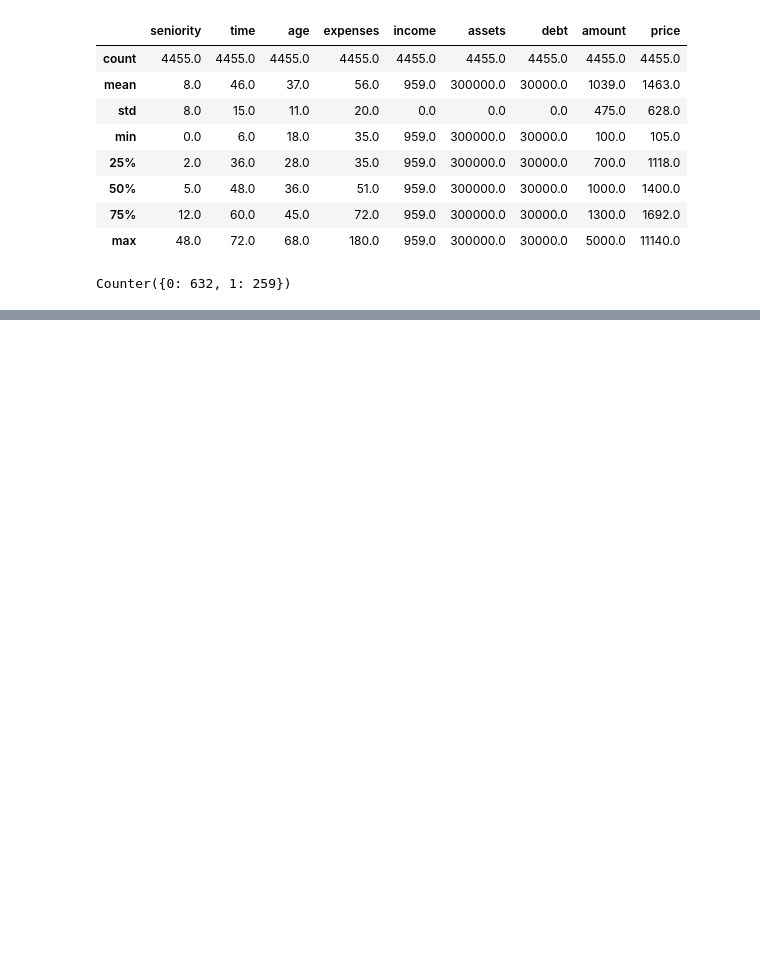
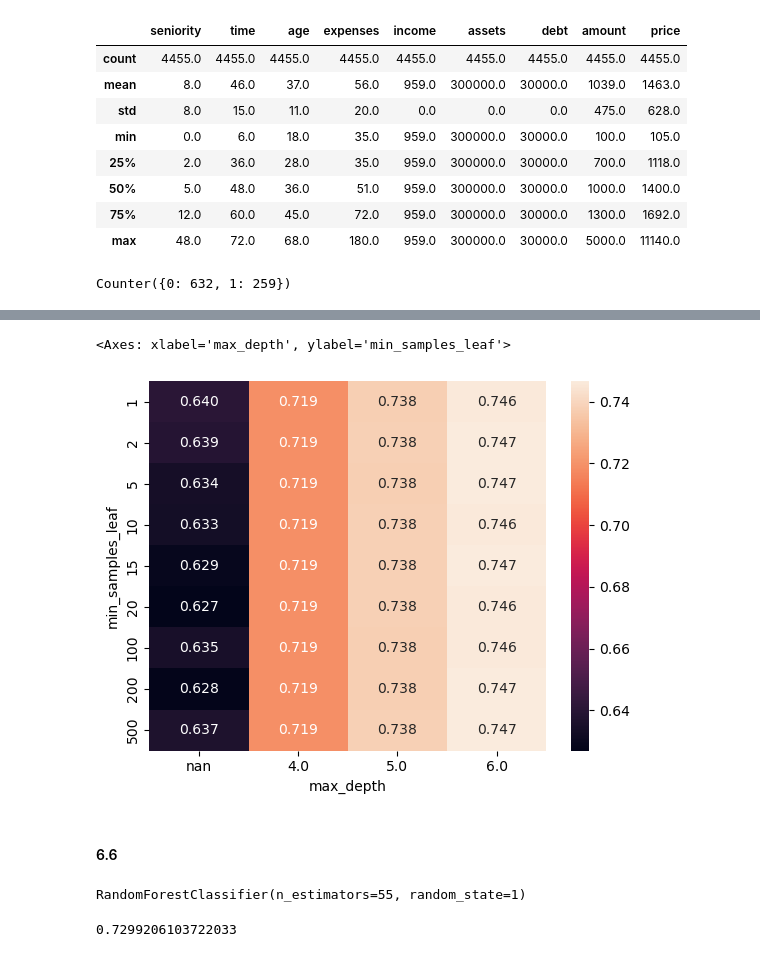
Before and after one commit to BestAnalystNA/machine-learning-zoomcamp, a Jupyter notebook: 06-trees/baNA_LiveCoding_2Nov2024.ipynb, the cells around one changed output, grey strips where cells are left out. Saved outputs shown, nothing was run; the diff lists cells and outputs as text; code cells hidden in the pictures; blank space fills up the shorter version.

```diff
--- a/06-trees/baNA_LiveCoding_2Nov2024.ipynb
+++ b/06-trees/baNA_LiveCoding_2Nov2024.ipynb
@@ -175,0 +262,9 @@ model overfit to training daTA sofar in video
+# %%
+for d in [1,2,3,4,5,6,10,15,20,None]:
+    dt = DecisionTreeClassifier(max_depth=d)
+    dt.fit(X_train, y_train)
+
+    y_pred = dt.predict_proba(X_val)[:,1]
+    auc = roc_auc_score(y_val, y_pred)
+
+    print('%4s: %.3f'%(d,auc))
@@ -175,0 +282,14 @@ model overfit to training daTA sofar in video
+# %%
+scores = []
+
+for d in [4,5,6,None]:
+    for s in [1,2,5,10,15,20,100,200,500]:
+        dt = DecisionTreeClassifier(max_depth=d)
+        dt.fit(X_train, y_train)
+
+        y_pred = dt.predict_proba(X_val)[:,1]
+        auc = roc_auc_score(y_val, y_pred)
+
+        scores.append((d,s,auc))
+# %%
+df_scores = pd.DataFrame(scores, columns=['max_depth','min_samples_leaf','roc_auc'])
@@ -175,0 +316,3 @@ model overfit to training daTA sofar in video
+# %%
+pvt = df_scores.pivot(index='min_samples_leaf',columns = 'max_depth', values= 'roc_auc')
+pvt.round(3)
@@ -175,0 +331,5 @@ model overfit to training daTA sofar in video
+# %%
+sns.heatmap(pvt, annot=True, fmt='.3f')
+# %% [output]
+<Axes: xlabel='max_depth', ylabel='min_samples_leaf'>
+[figure, added]
@@ -175,0 +338,2 @@ model overfit to training daTA sofar in video
+# %% [markdown]
+#### 6.6
@@ -175,0 +342,5 @@ model overfit to training daTA sofar in video
+# %%
+rf = RandomForestClassifier(n_estimators = 55,random_state=1)
+rf.fit(X_train, y_train)
+# %% [output]
+RandomForestClassifier(n_estimators=55, random_state=1)
@@ -175,0 +349,4 @@ model overfit to training daTA sofar in video
+# %%
+roc_auc_score(y_pred, y_val)
+# %% [output]
+0.7299206103722033
```
Also changed, not shown: parts of 51 cells of this notebook.
